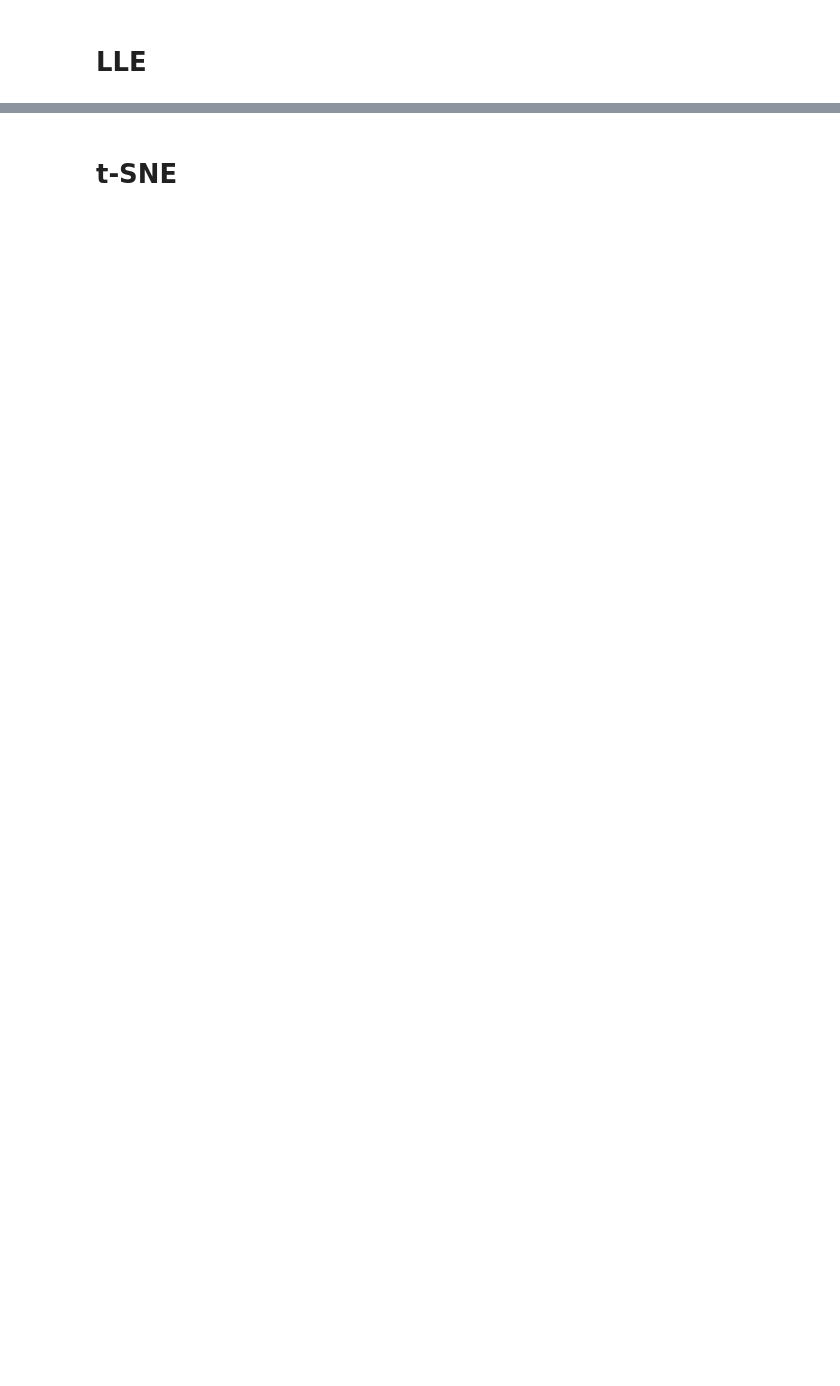
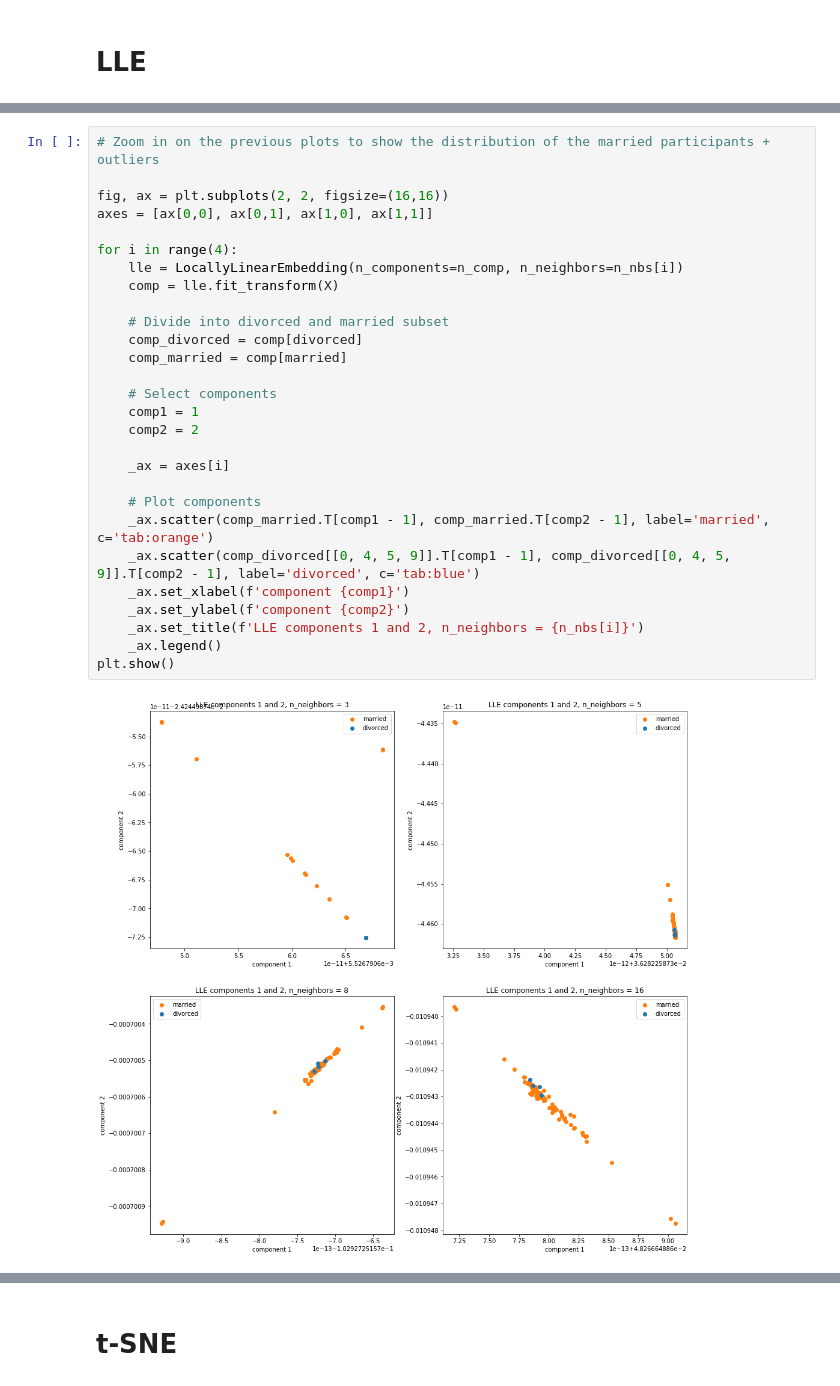
Before and after one commit to MGJvanGroeningen/aidm_assignments_21_22, a Jupyter notebook: assignment3/assignment3_m.ipynb, the cells around one changed output, grey strips where cells are left out. Drawn from its saved outputs; the diff is of its cells as text; blank space fills up the shorter version.

```diff
--- a/assignment3/assignment3_m.ipynb
+++ b/assignment3/assignment3_m.ipynb
@@ -249,0 +307,30 @@ plt.show()
+# %%
+# Zoom in on the previous plots to show the distribution of the married participants + outliers
+
+fig, ax = plt.subplots(2, 2, figsize=(16,16))
+axes = [ax[0,0], ax[0,1], ax[1,0], ax[1,1]]
+
+for i in range(4):
+    lle = LocallyLinearEmbedding(n_components=n_comp, n_neighbors=n_nbs[i])
+    comp = lle.fit_transform(X)
+
+    # Divide into divorced and married subset
+    comp_divorced = comp[divorced]
+    comp_married = comp[married]
+
+    # Select components
+    comp1 = 1
+    comp2 = 2
+
+    _ax = axes[i]
+
+    # Plot components
+    _ax.scatter(comp_married.T[comp1 - 1], comp_married.T[comp2 - 1], label='married', c='tab:orange')
+    _ax.scatter(comp_divorced[[0, 4, 5, 9]].T[comp1 - 1], comp_divorced[[0, 4, 5, 9]].T[comp2 - 1], label='divorced', c='tab:blue')
+    _ax.set_xlabel(f'component {comp1}')
+    _ax.set_ylabel(f'component {comp2}')
+    _ax.set_title(f'LLE components 1 and 2, n_neighbors = {n_nbs[i]}')
+    _ax.legend()
+plt.show()
+# %% [output]
+[figure, added]
```
Also changed, not shown: parts of 18 cells of this notebook.
